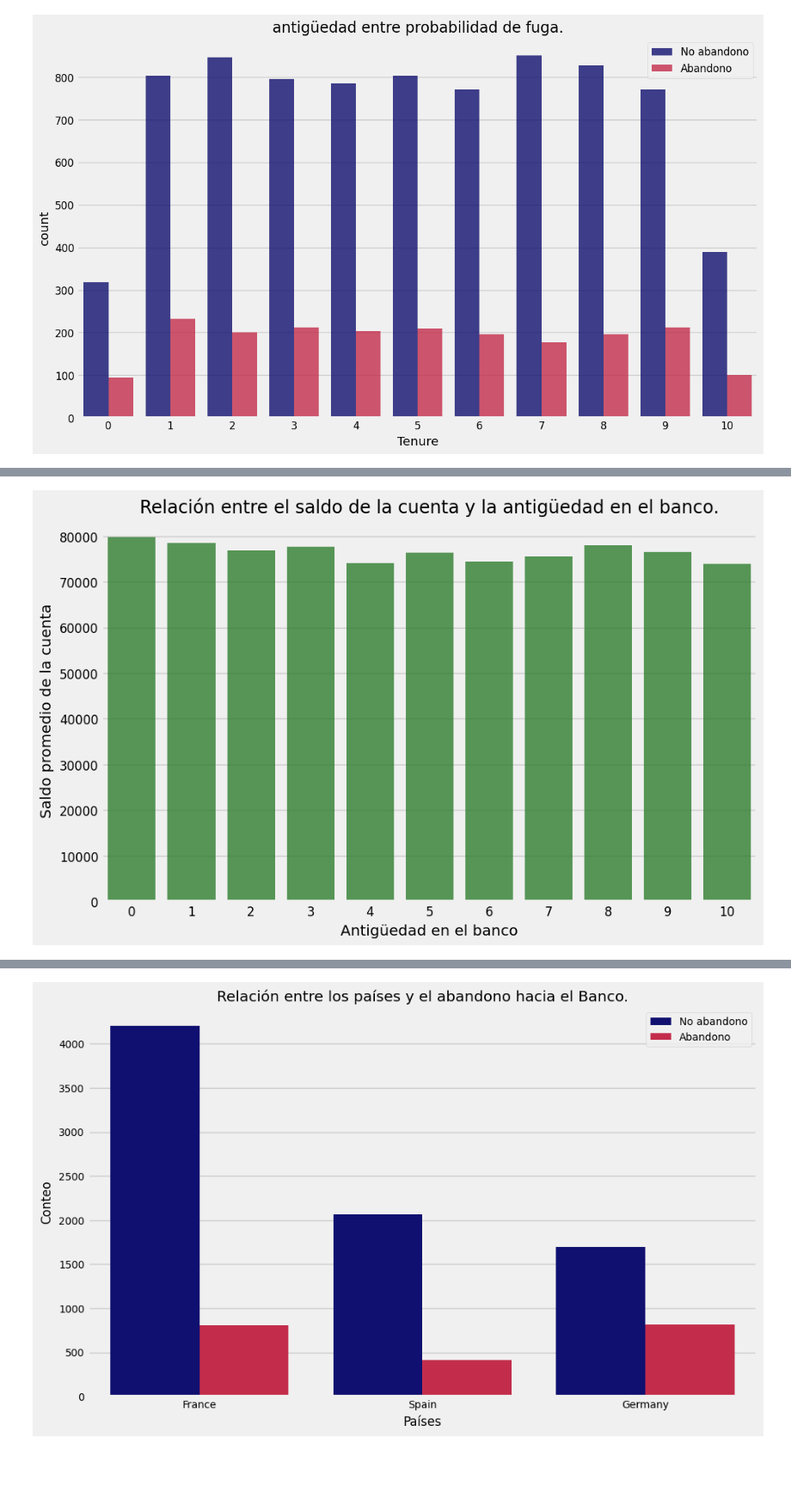
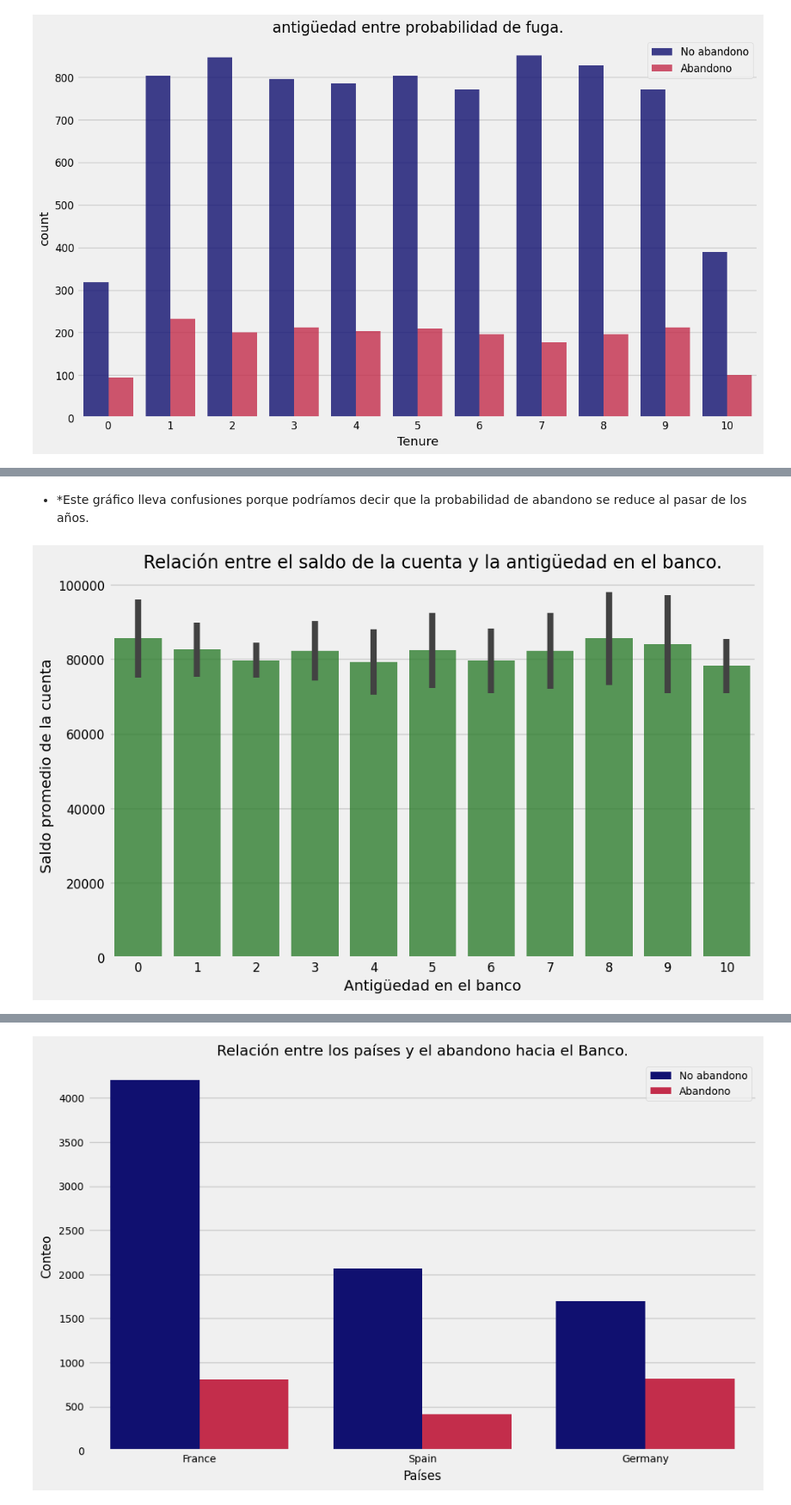
Before and after one commit to solfontan/PrediccionesDeRetencionDeClientes---2024, a Jupyter notebook: scr/ProjectResume.ipynb, the cells around one changed output, grey strips where cells are left out. Shown at 86% size. Cells and saved outputs as stored; diff of their text form; code cells hidden in the pictures; blank space fills up the shorter version.

```diff
--- a/scr/ProjectResume.ipynb
+++ b/scr/ProjectResume.ipynb
@@ -397,17 +496,19 @@ with plt.style.context('fivethirtyeight'):
+# %% [markdown]
+- *Este gráfico lleva confusiones porque podríamos decir que la probabilidad de abandono se reduce al pasar de los años.
 # %%
 # Calcular la media del saldo de la cuenta para cada valor único de antigüedad en el banco
-grupo_por_antiguedad = df.groupby('Tenure')[['Balance']].mean().reset_index()
+grupo_por_antiguedad = df.groupby(['Tenure', 'Exited'])[['Balance']].mean().reset_index()
 
 with plt.style.context('fivethirtyeight'):
     plt.figure(figsize=(10, 6))
     plt.rcParams.update({'font.size': 12})
     sns.barplot(data = grupo_por_antiguedad, x = 'Tenure', y = 'Balance', color='forestgreen', alpha=0.8)
     plt.xlabel('Antigüedad en el banco')
     plt.ylabel('Saldo promedio de la cuenta')
     plt.tight_layout()
     plt.title('Relación entre el saldo de la cuenta y la antigüedad en el banco.')
     plt.show()
 
-grupo_por_antiguedad.set_index('Tenure').T
+grupo_por_antiguedad.set_index('Exited').sort_values(by='Balance', ascending=False)
 # %% [output]
-[figure, old version]
+[figure, new version]
```
Also changed, not shown: parts of 67 cells of this notebook, 2 other files.
